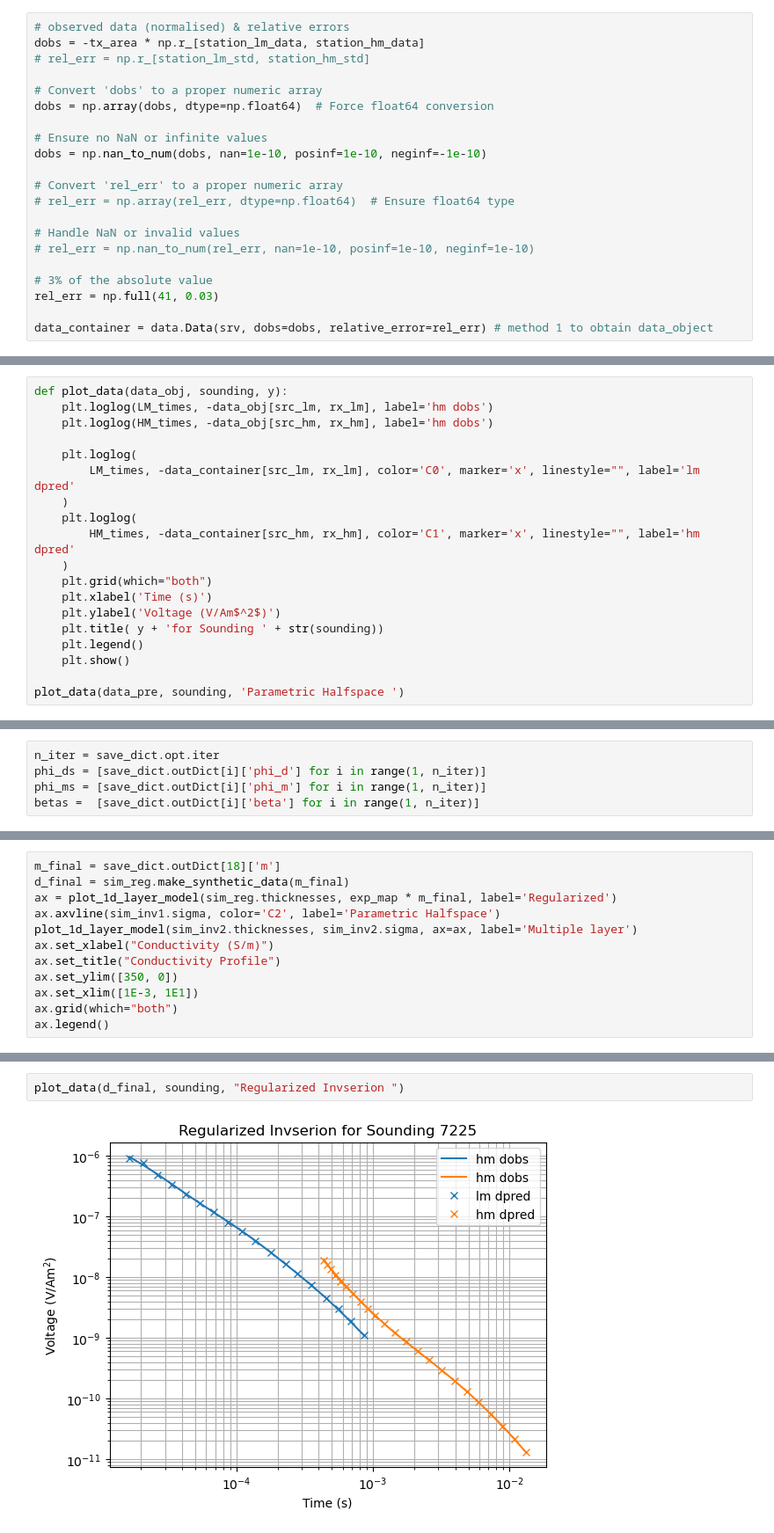
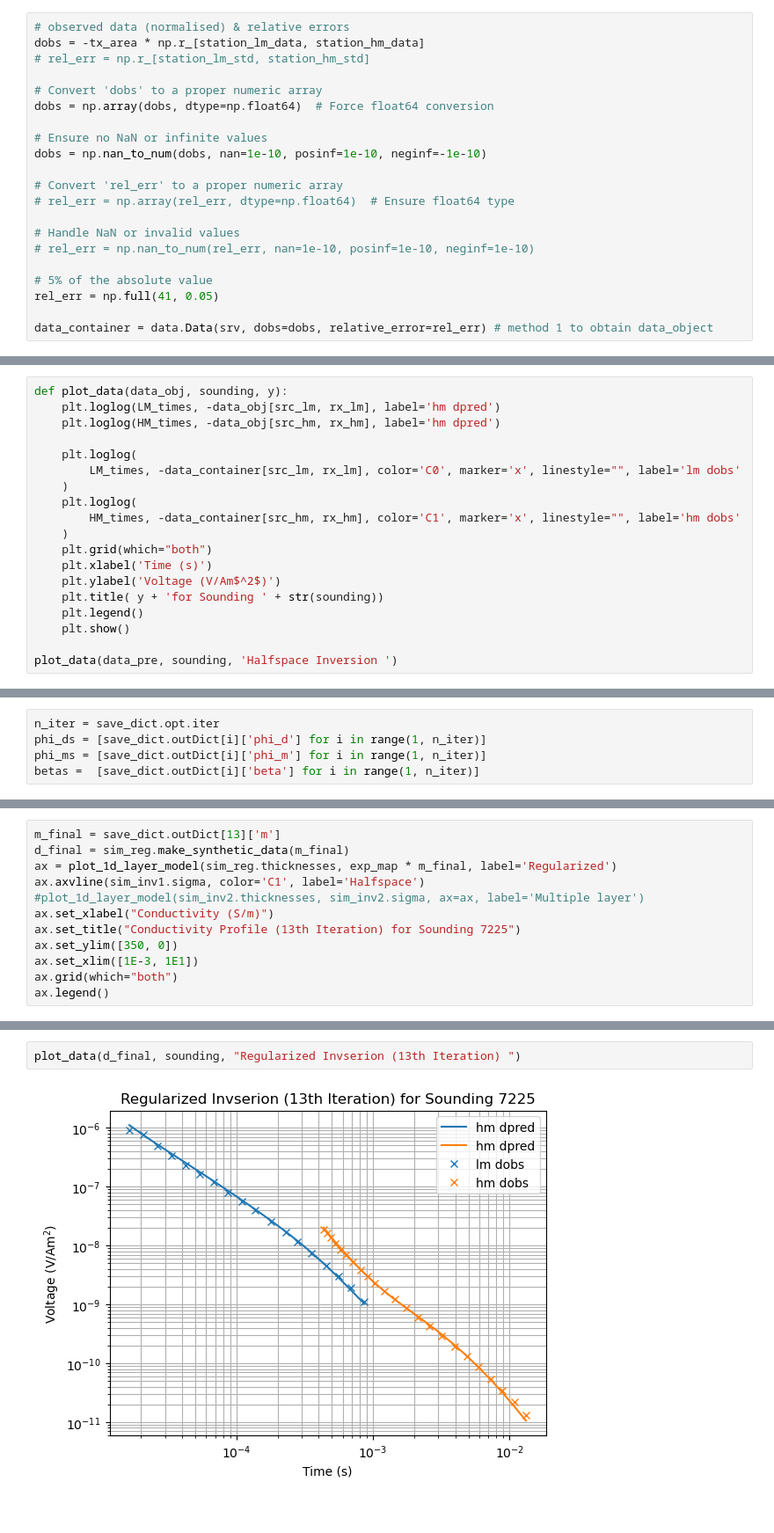
Before and after one commit to oscarshek/EOSC-556-Project, a Jupyter notebook: Notebook/AusAEM_WA-5percenterror.ipynb, the cells around one changed output, grey strips where cells are left out. Shown at 88% size. Cells and saved outputs as stored; diff of their text form.

```diff
--- a/Notebook/AusAEM_WA-5percenterror.ipynb
+++ b/Notebook/AusAEM_WA-5percenterror.ipynb
@@ -308,8 +308,8 @@ dobs = np.nan_to_num(dobs, nan=1e-10, posinf=1e-10, neginf=-1e-10)
 # Handle NaN or invalid values
 # rel_err = np.nan_to_num(rel_err, nan=1e-10, posinf=1e-10, neginf=1e-10)
 
-# 3% of the absolute value
-rel_err = np.full(41, 0.03)
+# 5% of the absolute value
+rel_err = np.full(41, 0.05)
 
 data_container = data.Data(srv, dobs=dobs, relative_error=rel_err) # method 1 to obtain data_object
 # %% [markdown]
@@ -374,14 +374,14 @@ array([0.08524692])
 data_pre = sim_inv1.make_synthetic_data(recovered_model)
 # %%
 def plot_data(data_obj, sounding, y):
-    plt.loglog(LM_times, -data_obj[src_lm, rx_lm], label='hm dobs')
-    plt.loglog(HM_times, -data_obj[src_hm, rx_hm], label='hm dobs')
+    plt.loglog(LM_times, -data_obj[src_lm, rx_lm], label='hm dpred')
+    plt.loglog(HM_times, -data_obj[src_hm, rx_hm], label='hm dpred')
 
     plt.loglog(
-        LM_times, -data_container[src_lm, rx_lm], color='C0', marker='x', linestyle="", label='lm dpred'
+        LM_times, -data_container[src_lm, rx_lm], color='C0', marker='x', linestyle="", label='lm dobs'
     )
     plt.loglog(
-        HM_times, -data_container[src_hm, rx_hm], color='C1', marker='x', linestyle="", label='hm dpred'
+        HM_times, -data_container[src_hm, rx_hm], color='C1', marker='x', linestyle="", label='hm dobs'
     )
     plt.grid(which="both")
     plt.xlabel('Time (s)')
@@ -390,5 +390,5 @@ def plot_data(data_obj, sounding, y):
     plt.legend()
     plt.show()
 
-plot_data(data_pre, sounding, 'Parametric Halfspace ')
+plot_data(data_pre, sounding, 'Halfspace Inversion ')
 # %% [output]
@@ -580,11 +564,11 @@ Name: Easting, dtype: float64
 # %%
-m_final = save_dict.outDict[18]['m']
+m_final = save_dict.outDict[13]['m']
 d_final = sim_reg.make_synthetic_data(m_final)
 ax = plot_1d_layer_model(sim_reg.thicknesses, exp_map * m_final, label='Regularized')
-ax.axvline(sim_inv1.sigma, color='C2', label='Parametric Halfspace')
-plot_1d_layer_model(sim_inv2.thicknesses, sim_inv2.sigma, ax=ax, label='Multiple layer')
+ax.axvline(sim_inv1.sigma, color='C1', label='Halfspace')
+#plot_1d_layer_model(sim_inv2.thicknesses, sim_inv2.sigma, ax=ax, label='Multiple layer')
 ax.set_xlabel("Conductivity (S/m)")
-ax.set_title("Conductivity Profile")
+ax.set_title("Conductivity Profile (13th Iteration) for Sounding 7225")
 ax.set_ylim([350, 0])
 ax.set_xlim([1E-3, 1E1])
 ax.grid(which="both")
@@ -595,7 +597,7 @@ ax.legend()
 # %%
-plot_data(d_final, sounding, "Regularized Invserion ")
+plot_data(d_final, sounding, "Regularized Invserion (13th Iteration) ")
 # %% [output]
-[figure, old version]
+[figure, new version]
 # %%
 rel_diff = np.abs((data_container.dobs - d_final.dclean)/data_container.dobs)
 rel_diff.mean()
```
Also changed, not shown: parts of 18 cells of this notebook, 1 other file.
